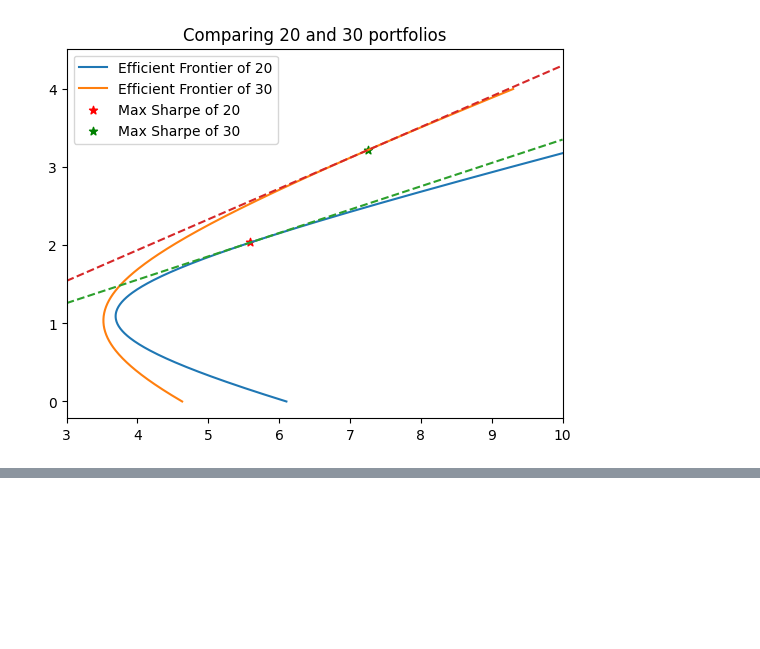
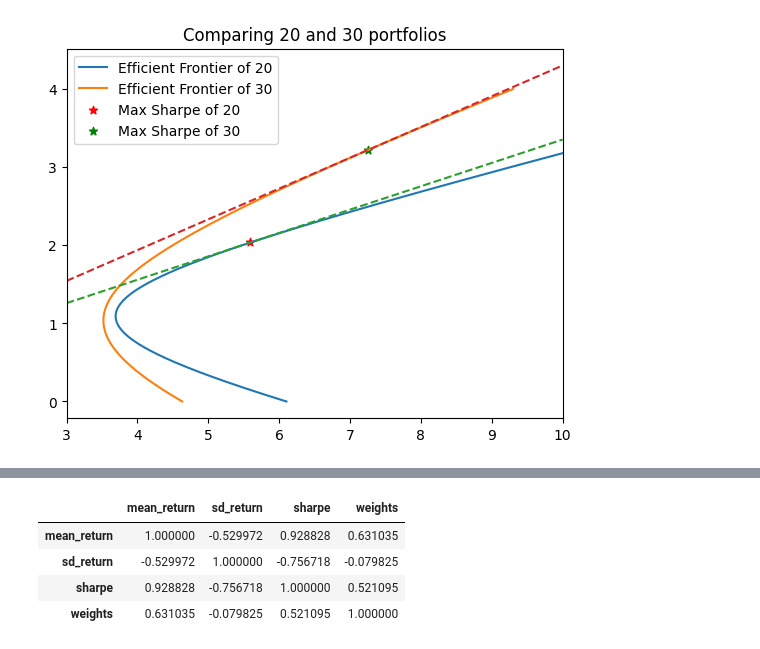
Before and after one commit to gerald-liu/FINA5210, a Jupyter notebook: part-2.ipynb, the cells around one changed output, grey strips where cells are left out. Cells and saved outputs as stored; diff of their text form; code cells hidden in the pictures; blank space fills up the shorter version.

```diff
--- a/part-2.ipynb
+++ b/part-2.ipynb
@@ -219,0 +250,8 @@ plt.show()
+# %%
+df_tanp_30.corr()
+# %% [output]
+|  | mean_return | sd_return | sharpe | weights |
+| mean_return | 1.000000 | -0.529972 | 0.928828 | 0.631035 |
+| sd_return | -0.529972 | 1.000000 | -0.756718 | -0.079825 |
+| sharpe | 0.928828 | -0.756718 | 1.000000 | 0.521095 |
+| weights | 0.631035 | -0.079825 | 0.521095 | 1.000000 |
```
Also changed, not shown: parts of 6 cells of this notebook, 1 other file.
